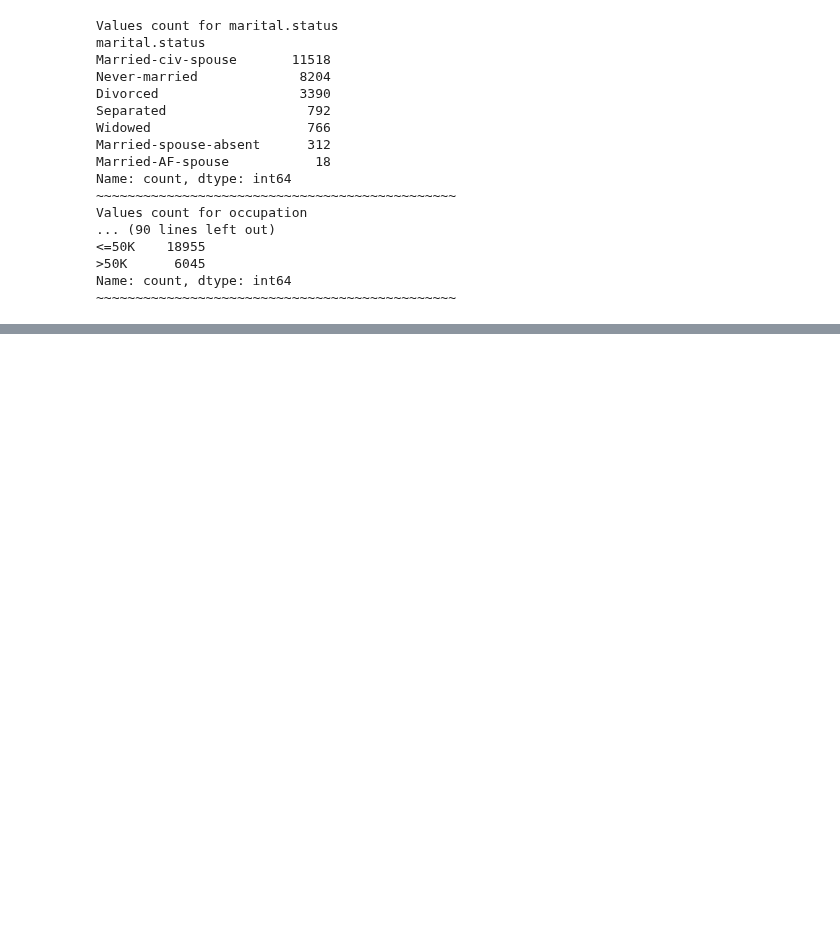
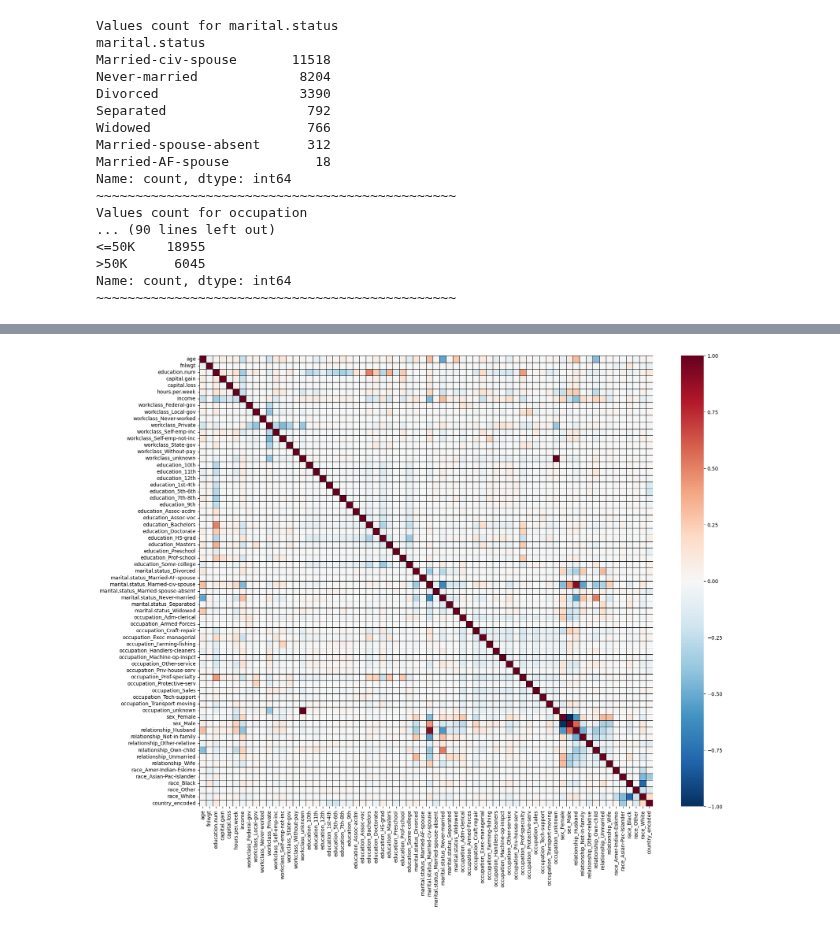
Before and after one commit to GENTLEW1ND/Python, a Jupyter notebook: american-people-income.ipynb, the cells around one changed output, grey strips where cells are left out. Saved outputs shown, nothing was run; the diff lists cells and outputs as text; code cells hidden in the pictures; blank space fills up the shorter version.

Commit message:
Kaggle Notebook | American People Income | Version 2

```diff
--- a/american-people-income.ipynb
+++ b/american-people-income.ipynb
@@ -145,7 +145,7 @@ Name: count, dtype: int64
 data['occupation'] = data['occupation'].replace('?','unknown')
 data['native.country'] = data['native.country'].replace('?','unknown')
 # %%
-encoding_category = ['education', 'marital.status', 'occupation', 'sex', 'income', 'relationship', 'race']
+encoding_category = ['education', 'marital.status', 'occupation', 'sex', 'relationship', 'race']
 
 for i in encoding_category:
     data = pd.get_dummies(data, columns=[i], prefix=i, dtype=int)
@@ -192,0 +193,3 @@ memory usage: 13.2+ MB
+# %%
+freq = data['native.country'].value_counts().to_dict()
+data['country_encoded'] = data['native.country'].map(freq)
@@ -192,0 +226,2 @@ memory usage: 13.2+ MB
+# %%
+data.drop(columns=['native.country'], inplace=True)
@@ -192,0 +258,2 @@ memory usage: 13.2+ MB
+# %%
+data['income'] = data['income'].map({'>50K':0, '<=50K':1})
@@ -192,0 +289,7 @@ memory usage: 13.2+ MB
+# %%
+plt.figure(figsize=(20,16))
+corr = data.corr()
+sns.heatmap(corr, fmt='.2f', cmap='RdBu_r', linecolor='black',linewidths=0.5)
+plt.show()
+# %% [output]
+[figure, added]
```
Also changed, not shown: parts of 14 cells of this notebook.
